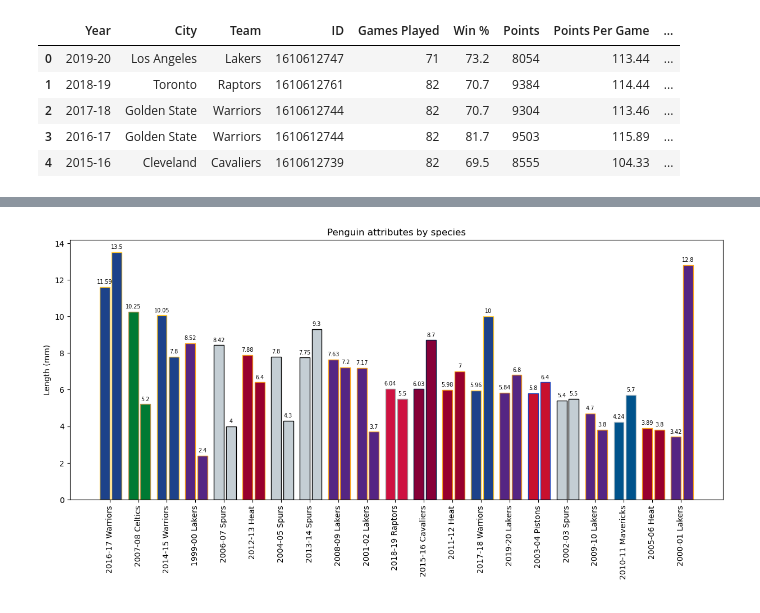
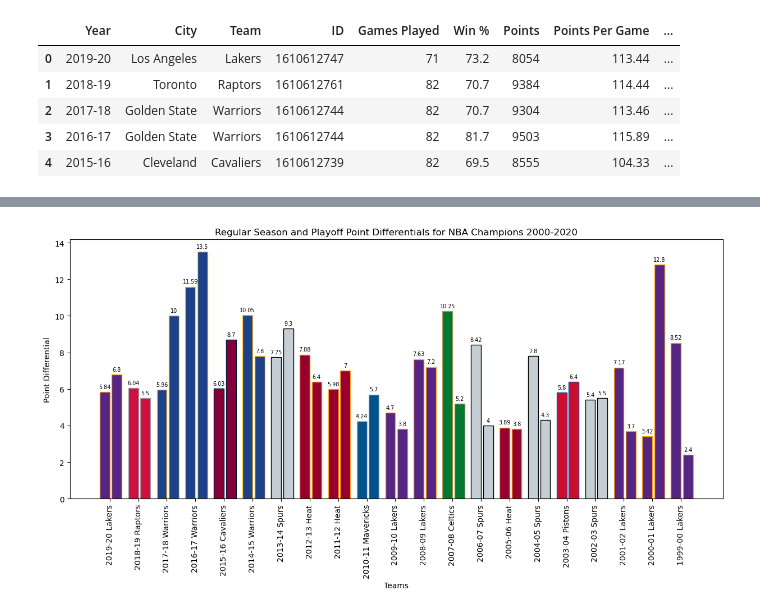
Before and after one commit to kcwaggs/project_1, a Jupyter notebook: keegan/keegan.ipynb, the cells around one changed output, grey strips where cells are left out. Saved outputs shown, nothing was run; the diff lists cells and outputs as text; code cells hidden in the pictures.

Commit message:
updated final csv for playoff and regular season, saved all figures to figures folder

```diff
--- a/keegan/keegan.ipynb
+++ b/keegan/keegan.ipynb
@@ -106,8 +106,8 @@ full_team_stats_df['Hex Color Secondary'] = (full_team_stats_df['City'] + ' ' +
 # Combining name and year of teams
 full_team_stats_df['Team and Year'] = full_team_stats_df['Year'] + ' ' + full_team_stats_df['Team']
 
-# Convert win pct decimal to pct
-full_team_stats_df['Win %'] = full_team_stats_df['Win %'] * 100
+# Convert win pct decimal to pct and round to 1 point
+full_team_stats_df['Win %'] = (full_team_stats_df['Win %'] * 100).round(1)
 
 # export the df to a csv
 full_team_stats_df.to_csv('Resources/regular_season_stats_champs.csv', index=False, header=True)
@@ -217,34 +164,37 @@ full_team_stats_playoffs_df = full_team_stats_playoffs_df.rename(columns={'index
 # export to csv
 full_team_stats_playoffs_df.to_csv('Resources/playoffs_stats_champs.csv', index=False, header=True)
 # %%
+# merge regular season and playoff df to get win % and point differential for season and playoffs
 full_season_df = pd.merge(full_team_stats_df, full_team_stats_playoffs_df[['Year', 'Playoff Win %', 'Playoff Point Differential']], on='Year')
+full_season_df = full_season_df[['Team and Year', 'Win %', 'Point Differential', 'Playoff Win %', 'Playoff Point Differential', 'Hex Color Primary', 'Hex Color Secondary']]
 full_season_df.to_csv('Resources/full_season_stats.csv', index=False, header=True)
 # %%
-# Point differential plot
-full_season_df = full_season_df.sort_values(by=['Point Differential'], ascending=[False])
+# Point differential plot for regular season and playoffs
 championship_teams = full_season_df['Team and Year']
 point_differentials = {
     'Regular Season': full_season_df['Point Differential'],
     'Playoffs': full_season_df['Playoff Point Differential']
 }
 
+# double bar code found in pyplot documentation
 x = np.arange(len(championship_teams))
 width = 0.35
 multiplier = 0
 bar_space = 0.075
 
 fig, ax = plt.subplots(figsize=(15, 6))
 
 for attribute, measurement in point_differentials.items():
     offset = (width + bar_space) * multiplier
-    rects = ax.bar(x + offset, measurement, width, label=attribute, color=regular_season_analysis_df['Hex Color Primary'], edgecolor=regular_season_analysis_df['Hex Color Secondary'])
+    rects = ax.bar(x + offset, measurement, width, label=attribute, color=full_season_df['Hex Color Primary'], edgecolor=full_season_df['Hex Color Secondary'])
     ax.bar_label(rects, padding=3, fontsize=7)
     multiplier += 1
 
-ax.set_ylabel('Length (mm)')
-ax.set_title('Penguin attributes by species')
+ax.set_ylabel('Point Differential')
+ax.set_title('Regular Season and Playoff Point Differentials for NBA Champions 2000-2020')
+ax.set_xlabel('Teams')
 ax.set_xticks(x + width / 2, championship_teams, rotation=90)
 
 plt.show()
 # %% [output]
-[figure, old version]
+[figure, new version]
```
Also changed, not shown: parts of 13 cells of this notebook, 9 other files.
